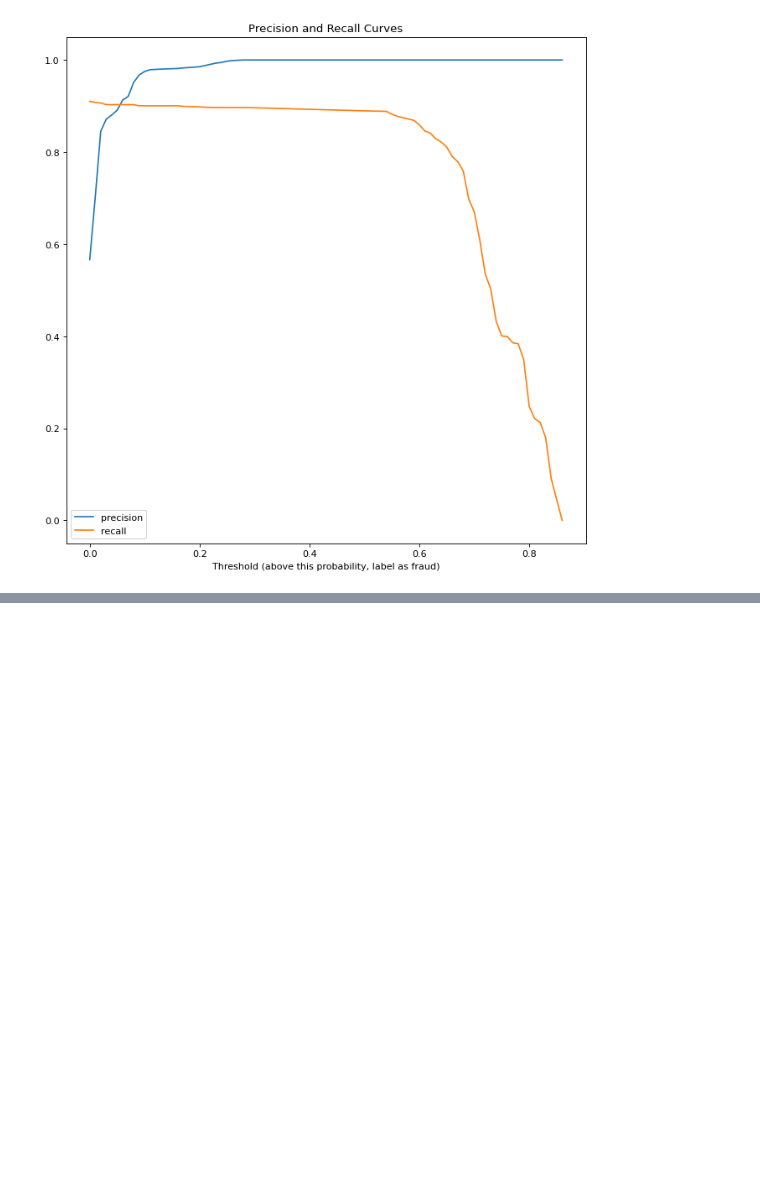
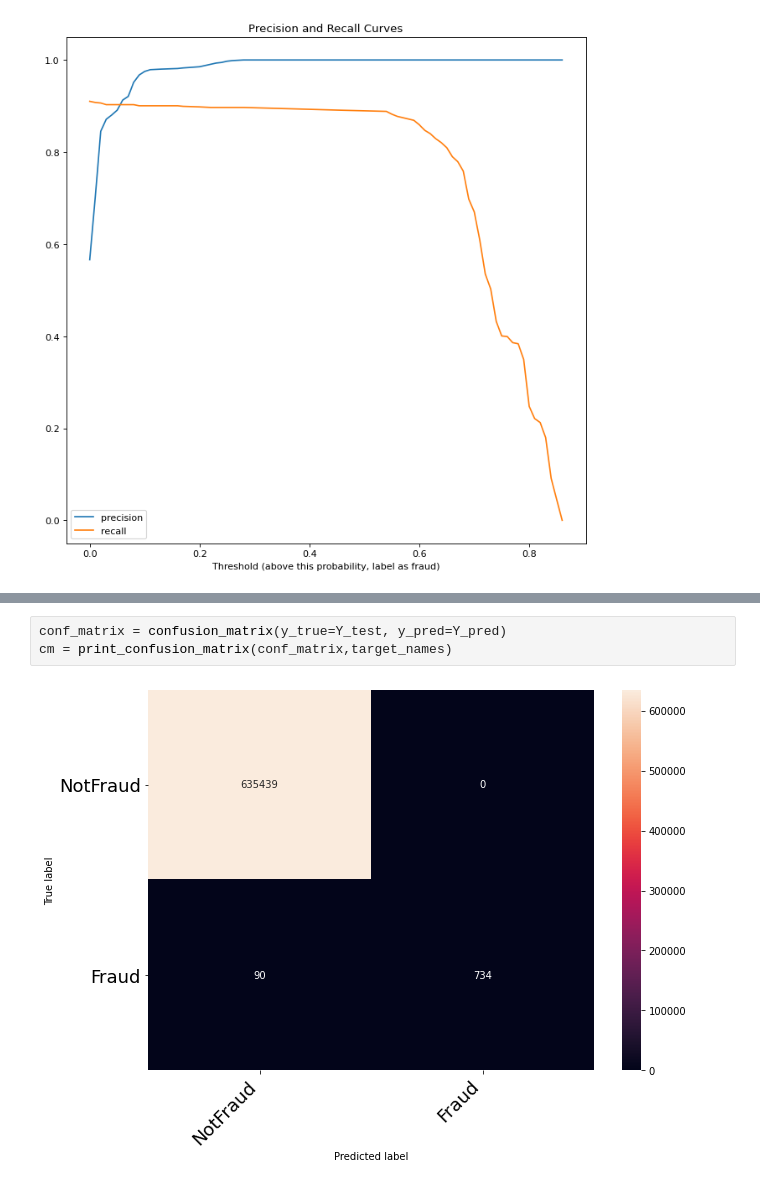
Before and after one commit to michael-a-green/Metis_Project3, a Jupyter notebook: Source/Project3_GPU.ipynb, the cells around one changed output, grey strips where cells are left out. Saved outputs shown, nothing was run; the diff lists cells and outputs as text; blank space fills up the shorter version.

```diff
--- a/Source/Project3_GPU.ipynb
+++ b/Source/Project3_GPU.ipynb
@@ -1152,3 +1169,8 @@ plt.title('Precision and Recall Curves');
+# %%
+conf_matrix = confusion_matrix(y_true=Y_test, y_pred=Y_pred)
+cm = print_confusion_matrix(conf_matrix,target_names)
+# %% [output]
+[figure, added]
 # %%
 xgb_model = XGBClassifier()
 xgb_model.fit(X_train_normal,Y_train)
```
Also changed, not shown: parts of 11 cells of this notebook, 1 other file.
